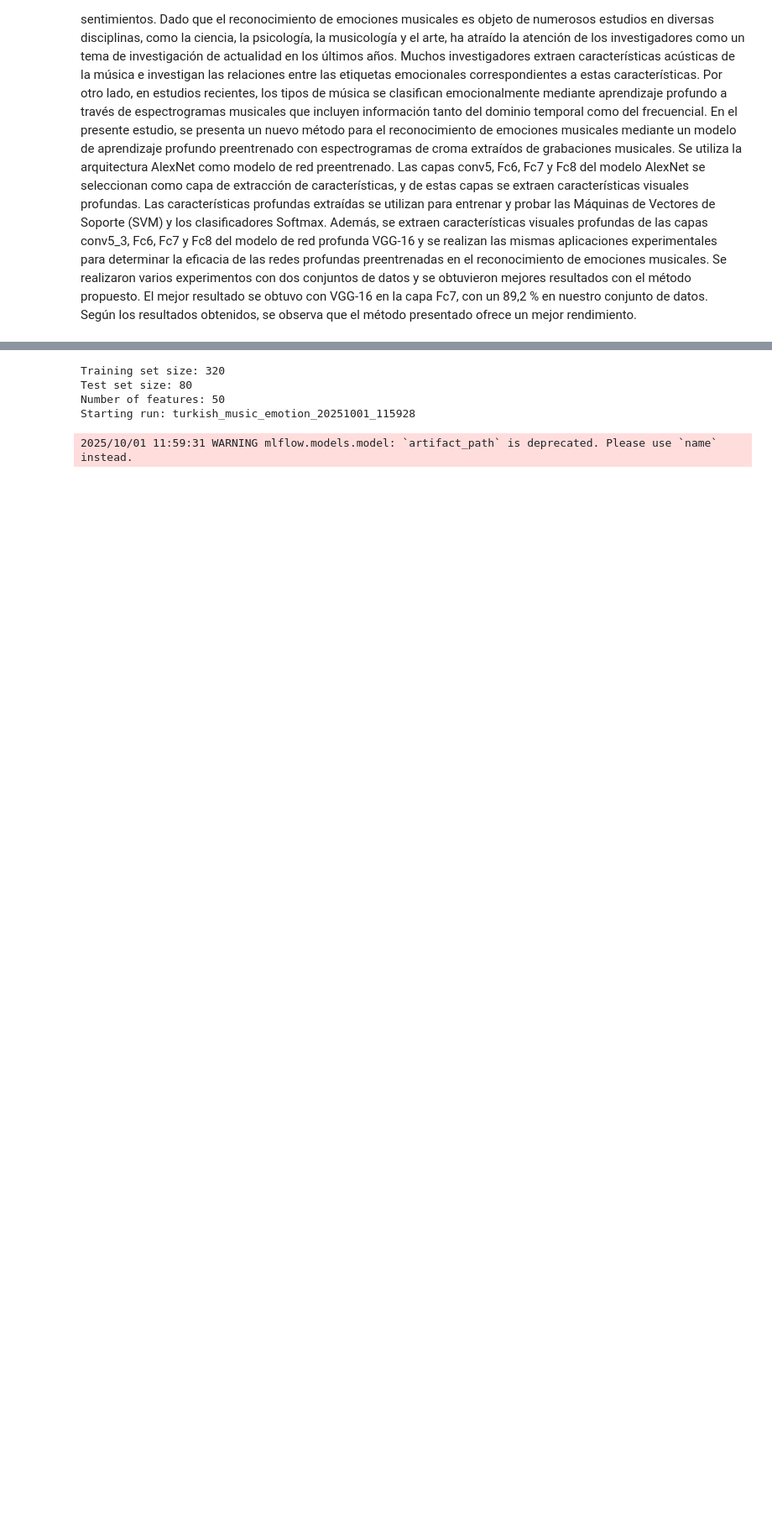
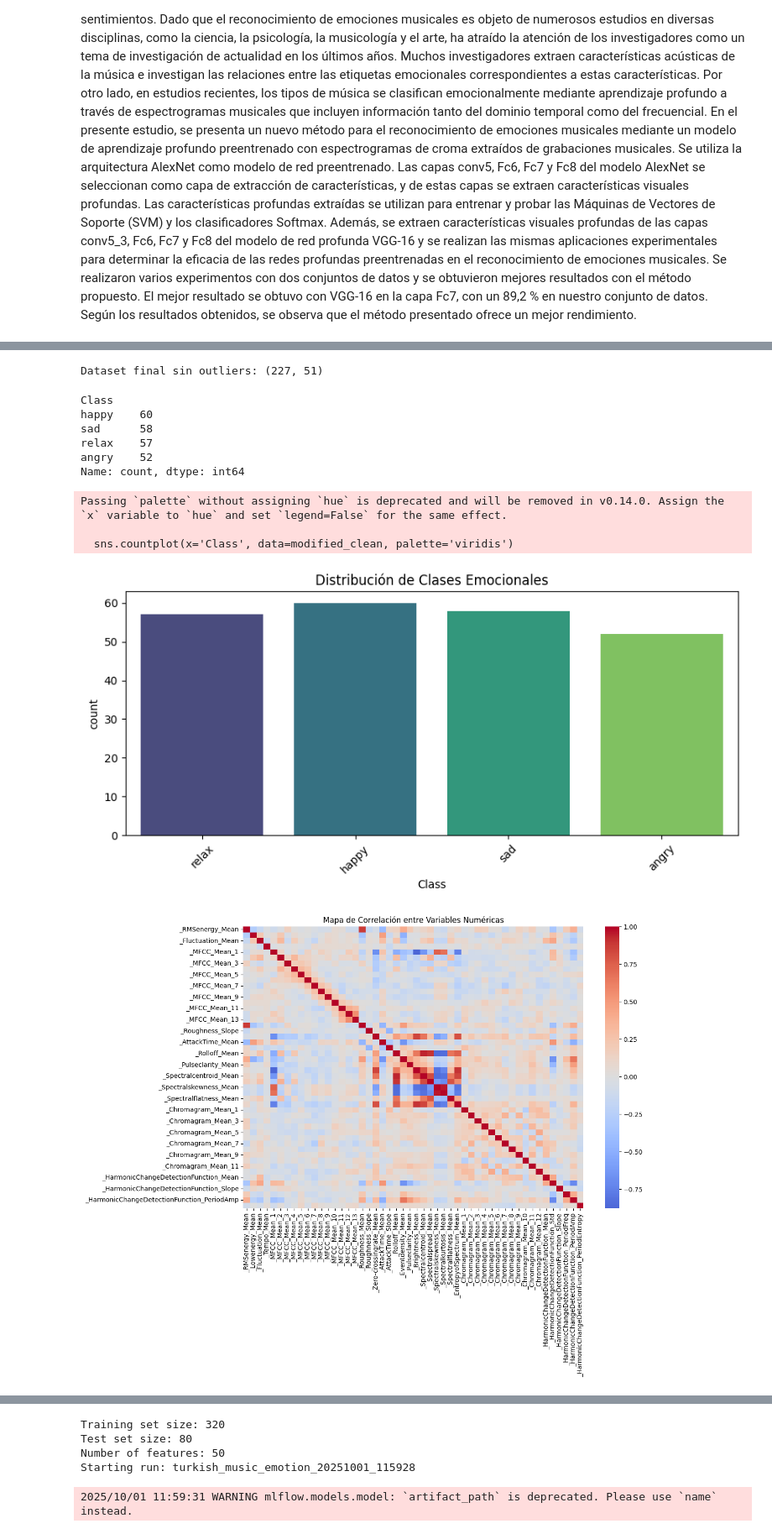
Before and after one commit to godxvincent/tc5044_10_team20_mlops_project, a Jupyter notebook: notebooks/01_turkish_music_emotion.ipynb, the cells around one changed output, grey strips where cells are left out. Shown: that part at 84% size. Cells and saved outputs as stored; diff of their text form; code cells hidden in the pictures; blank space fills up the shorter version.

```diff
--- a/notebooks/01_turkish_music_emotion.ipynb
+++ b/notebooks/01_turkish_music_emotion.ipynb
@@ -16,0 +145,13 @@ from datetime import datetime
+# %%
+
+# =============================================================
+#  Limpieza de valores nulos
+# =============================================================
+
+# Estrategia: imputar valores numéricos con la mediana
+for col in modified.columns:
+    if modified[col].dtype in ['float64', 'int64']:
+        modified[col].fillna(modified[col].median(), inplace=True)
+
+# Eliminar filas sin clase
+modified.dropna(subset=['Class'], inplace=True)
@@ -16,0 +176,61 @@ from datetime import datetime
+# %%
+# =============================================================
+#  Detección y tratamiento de outliers
+# =============================================================
+
+# Método IQR (Interquartile Range)
+def eliminar_outliers(df, columnas, k=3):
+    for c in columnas:
+        if df[c].dtype in ['float64', 'int64']:
+            Q1 = df[c].quantile(0.25)
+            Q3 = df[c].quantile(0.75)
+            IQR = Q3 - Q1
+            low = Q1 - k * IQR
+            high = Q3 + k * IQR
+            df = df[(df[c] >= low) & (df[c] <= high)]
+    return df
+
+modified_clean = eliminar_outliers(modified, modified.columns[1:])
+print(f"\nDataset final sin outliers: {modified_clean.shape}")
+# %% [output]
+Dataset final sin outliers: (227, 51)
+# %%
+# =============================================================
+# Normalización de la columna Class
+# =============================================================
+
+# Convertir todo a minúsculas
+modified_clean['Class'] = modified_clean['Class'].str.strip().str.lower()
+
+# Revisar distribución después de la corrección
+print(modified_clean['Class'].value_counts())
+# %% [output]
+Class
+happy    60
+sad      58
+relax    57
+angry    52
+Name: count, dtype: int64
+# %%
+# =============================================================
+#  Análisis exploratorio (visual)
+# =============================================================
+
+plt.figure(figsize=(10, 4))
+sns.countplot(x='Class', data=modified_clean, palette='viridis')
+plt.title('Distribución de Clases Emocionales')
+plt.xticks(rotation=45)
+plt.show()
+
+# Correlación entre variables numéricas
+corr = modified_clean.select_dtypes(include=['float64', 'int64']).corr()
+plt.figure(figsize=(12, 8))
+sns.heatmap(corr, cmap='coolwarm', center=0)
+plt.title('Mapa de Correlación entre Variables Numéricas')
+plt.show()
+# %% [output]
+Passing `palette` without assigning `hue` is deprecated and will be removed in v0.14.0. Assign the `x` variable to `hue` and set `legend=False` for the same effect.
+
+  sns.countplot(x='Class', data=modified_clean, palette='viridis')
+[figure, added]
+[figure, added]
```
Also changed, not shown: parts of 8 cells of this notebook, 1 other file.
